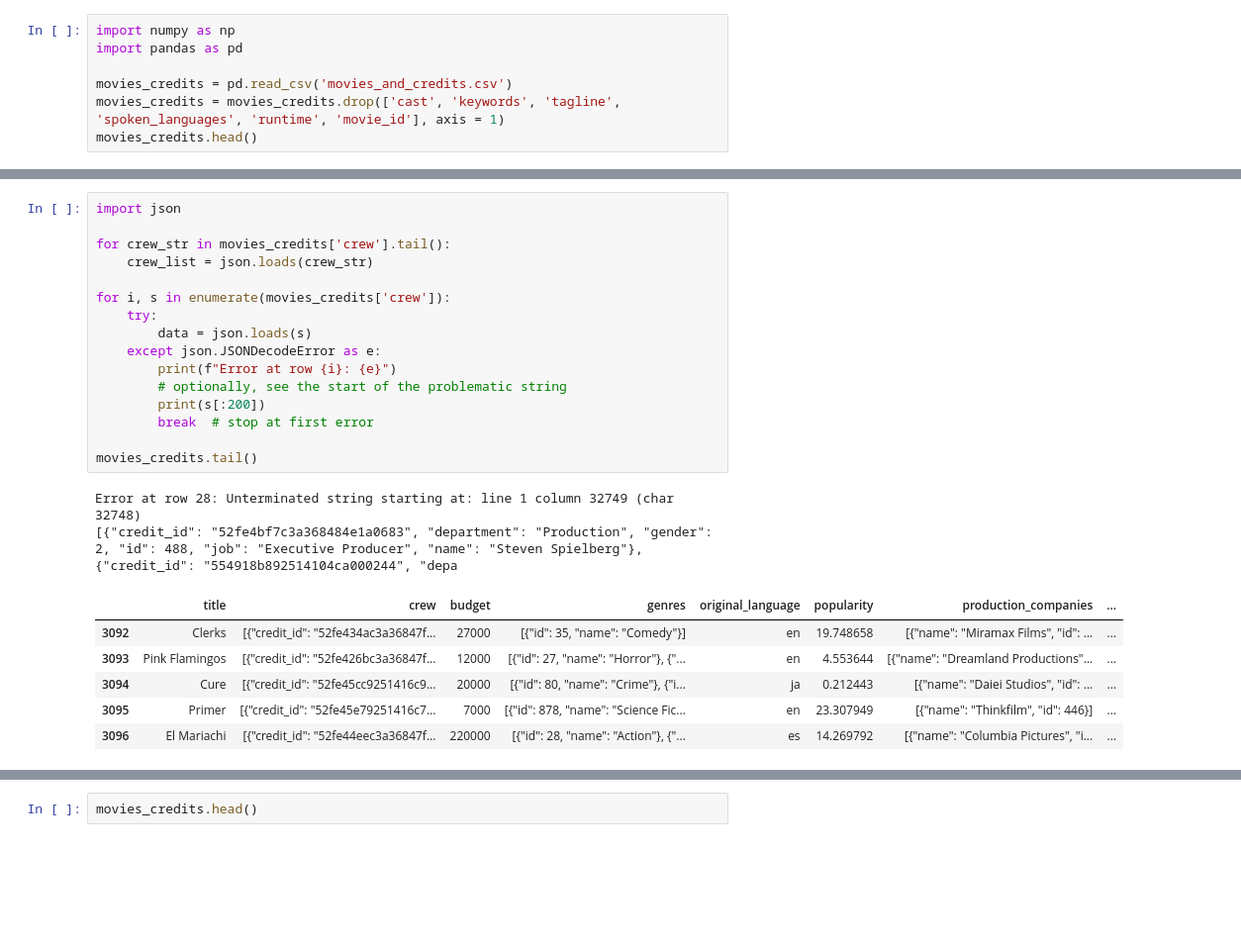
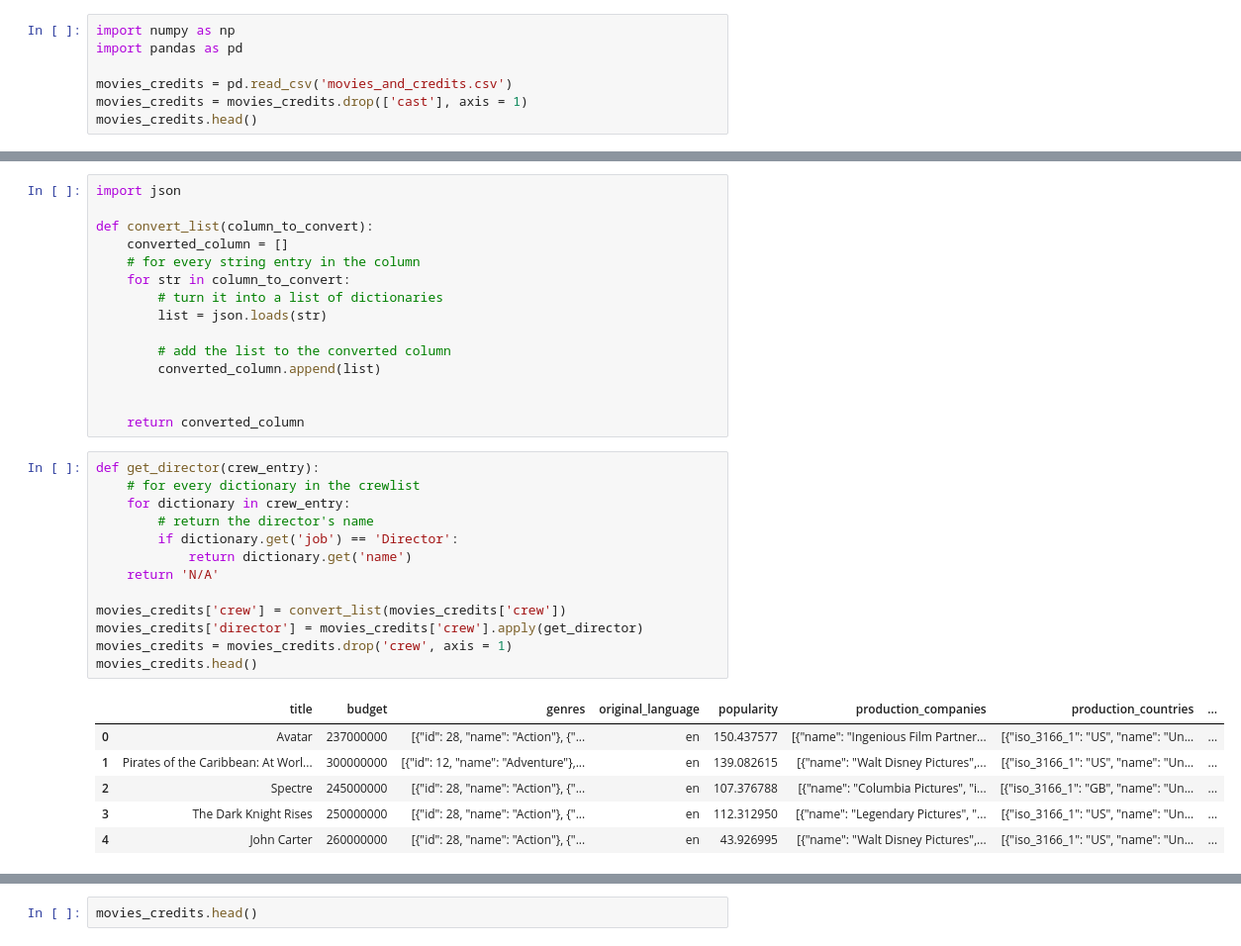
Before and after one commit to caofanny/TMDB-Movie-Analysis, a Jupyter notebook: movies-analysis.ipynb, the cells around one changed output, grey strips where cells are left out. Shown at 99% size. Cells and saved outputs as stored; diff of their text form; blank space fills up the shorter version.

Commit message:
cleaned data

```diff
--- a/movies-analysis.ipynb
+++ b/movies-analysis.ipynb
@@ -3,7 +3,7 @@ import numpy as np
 import pandas as pd
 
 movies_credits = pd.read_csv('movies_and_credits.csv')
-movies_credits = movies_credits.drop(['cast', 'keywords', 'tagline', 'spoken_languages', 'runtime', 'movie_id'], axis = 1)
+movies_credits = movies_credits.drop(['cast'], axis = 1)
 movies_credits.head()
 # %% [output]
 |  | title | crew | budget | genres | original_language | popularity | production_companies | ... |
@@ -12,28 +12,38 @@ movies_credits.head()
 | 2 | Spectre | [{"credit_id": "54805967c3a36829b... | 245000000 | [{"id": 28, "name": "Action"}, {"... | en | 107.376788 | [{"name": "Columbia Pictures", "i... | ... |
 | 3 | The Dark Knight Rises | [{"credit_id": "52fe4781c3a36847f... | 250000000 | [{"id": 28, "name": "Action"}, {"... | en | 112.312950 | [{"name": "Legendary Pictures", "... | ... |
 | 4 | John Carter | [{"credit_id": "52fe479ac3a36847f... | 260000000 | [{"id": 28, "name": "Action"}, {"... | en | 43.926995 | [{"name": "Walt Disney Pictures",... | ... |
+# %%
+import json
+
+def convert_list(column_to_convert):
+    converted_column = []
+    # for every string entry in the column
+    for str in column_to_convert:
+        # turn it into a list of dictionaries
+        list = json.loads(str)
+
+        # add the list to the converted column
+        converted_column.append(list)
+
+
+    return converted_column
 # %%
-import json
+def get_director(crew_entry):
+    # for every dictionary in the crewlist
+    for dictionary in crew_entry:
+        # return the director's name
+        if dictionary.get('job') == 'Director':
+            return dictionary.get('name')
+    return 'N/A'
 
-for crew_str in movies_credits['crew'].tail():
-    crew_list = json.loads(crew_str)
-
-for i, s in enumerate(movies_credits['crew']):
-    try:
-        data = json.loads(s)
-    except json.JSONDecodeError as e:
-        print(f"Error at row {i}: {e}")
-        # optionally, see the start of the problematic string
-        print(s[:200])
-        break  # stop at first error
-
-movies_credits.tail()
+movies_credits['crew'] = convert_list(movies_credits['crew'])
+movies_credits['director'] = movies_credits['crew'].apply(get_director)
+movies_credits = movies_credits.drop('crew', axis = 1)
+movies_credits.head()
 # %% [output]
-Error at row 28: Unterminated string starting at: line 1 column 32749 (char 32748)
-[{"credit_id": "52fe4bf7c3a368484e1a0683", "department": "Production", "gender": 2, "id": 488, "job": "Executive Producer", "name": "Steven Spielberg"}, {"credit_id": "554918b892514104ca000244", "depa
-|  | title | crew | budget | genres | original_language | popularity | production_companies | ... |
-| 3092 | Clerks | [{"credit_id": "52fe434ac3a36847f... | 27000 | [{"id": 35, "name": "Comedy"}] | en | 19.748658 | [{"name": "Miramax Films", "id": ... | ... |
-| 3093 | Pink Flamingos | [{"credit_id": "52fe426bc3a36847f... | 12000 | [{"id": 27, "name": "Horror"}, {"... | en | 4.553644 | [{"name": "Dreamland Productions"... | ... |
-| 3094 | Cure | [{"credit_id": "52fe45cc9251416c9... | 20000 | [{"id": 80, "name": "Crime"}, {"i... | ja | 0.212443 | [{"name": "Daiei Studios", "id": ... | ... |
-| 3095 | Primer | [{"credit_id": "52fe45e79251416c7... | 7000 | [{"id": 878, "name": "Science Fic... | en | 23.307949 | [{"name": "Thinkfilm", "id": 446}] | ... |
-| 3096 | El Mariachi | [{"credit_id": "52fe44eec3a36847f... | 220000 | [{"id": 28, "name": "Action"}, {"... | es | 14.269792 | [{"name": "Columbia Pictures", "i... | ... |
+|  | title | budget | genres | original_language | popularity | production_companies | production_countries | ... |
+| 0 | Avatar | 237000000 | [{"id": 28, "name": "Action"}, {"... | en | 150.437577 | [{"name": "Ingenious Film Partner... | [{"iso_3166_1": "US", "name": "Un... | ... |
+| 1 | Pirates of the Caribbean: At Worl... | 300000000 | [{"id": 12, "name": "Adventure"},... | en | 139.082615 | [{"name": "Walt Disney Pictures",... | [{"iso_3166_1": "US", "name": "Un... | ... |
+| 2 | Spectre | 245000000 | [{"id": 28, "name": "Action"}, {"... | en | 107.376788 | [{"name": "Columbia Pictures", "i... | [{"iso_3166_1": "GB", "name": "Un... | ... |
+| 3 | The Dark Knight Rises | 250000000 | [{"id": 28, "name": "Action"}, {"... | en | 112.312950 | [{"name": "Legendary Pictures", "... | [{"iso_3166_1": "US", "name": "Un... | ... |
+| 4 | John Carter | 260000000 | [{"id": 28, "name": "Action"}, {"... | en | 43.926995 | [{"name": "Walt Disney Pictures",... | [{"iso_3166_1": "US", "name": "Un... | ... |
```
Also changed, not shown: parts of 5 cells of this notebook, 1 other file.
